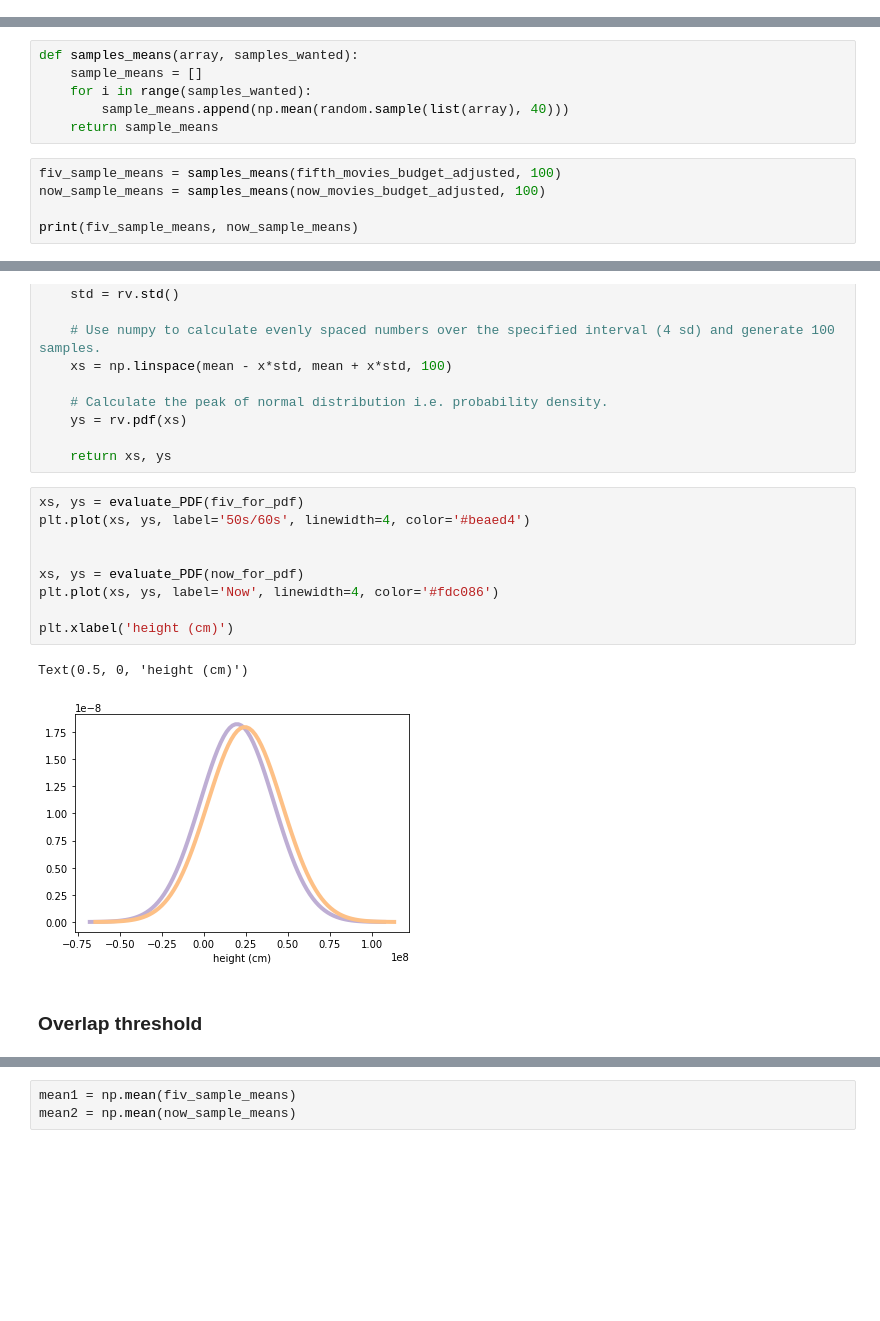
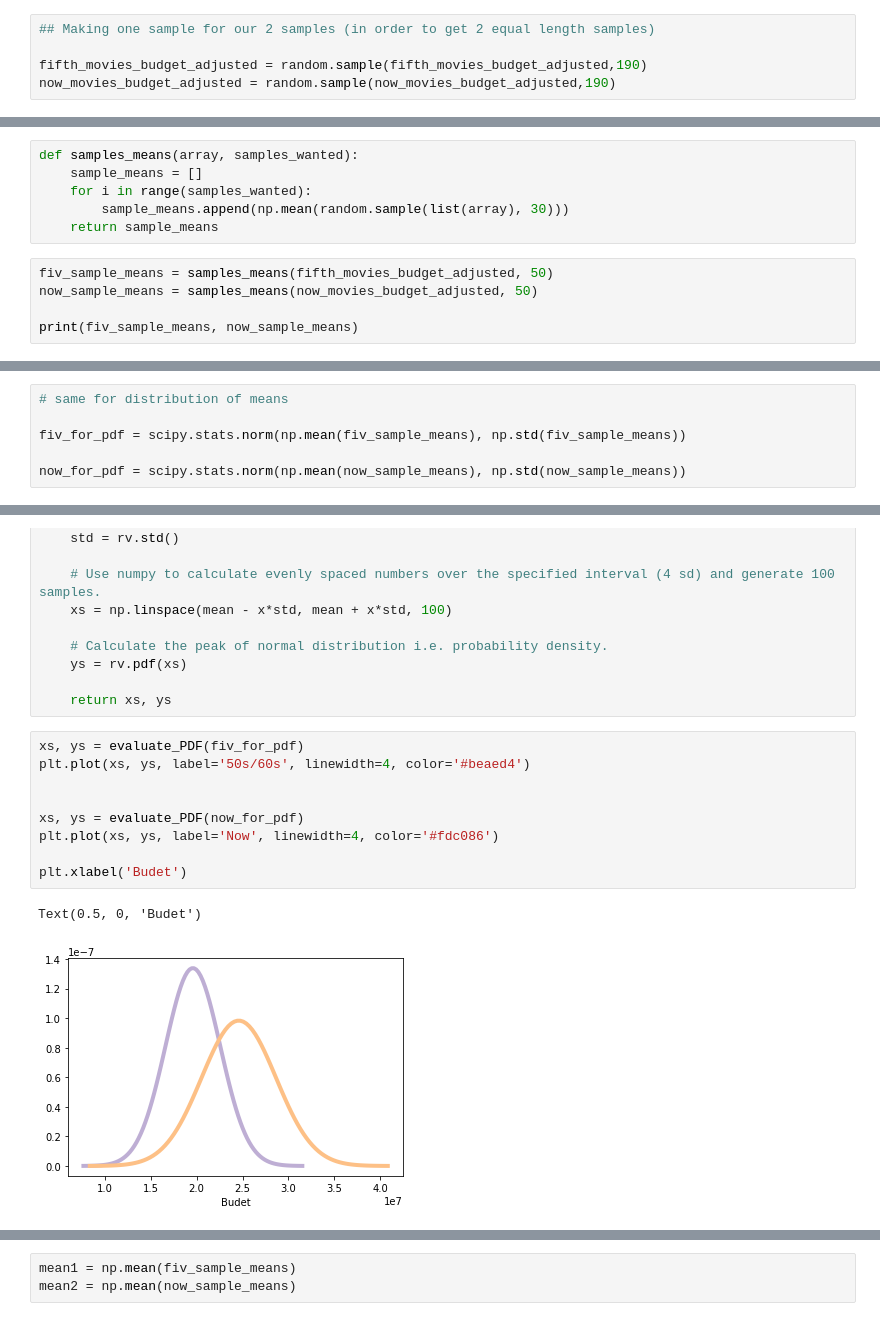
Before and after one commit to Abhiolar/IMDB, a Jupyter notebook: hypothesis-3-and-4 .ipynb, the cells around one changed output, grey strips where cells are left out. Cells and saved outputs as stored; diff of their text form; blank space fills up the shorter version.

```diff
--- a/hypothesis-3-and-4 .ipynb
+++ b/hypothesis-3-and-4 .ipynb
@@ -177,3 +187,8 @@ now_movies_budget_adjusted = list(data_for_ht[(data_for_ht['decade']== "00s")|(d
+# %%
+## Making one sample for our 2 samples (in order to get 2 equal length samples)
+
+fifth_movies_budget_adjusted = random.sample(fifth_movies_budget_adjusted,190)
+now_movies_budget_adjusted = random.sample(now_movies_budget_adjusted,190)
 # %%
 # romance_movies_profit_adjusted
 # %%
@@ -192,11 +209,11 @@ import random
 def samples_means(array, samples_wanted):
     sample_means = []
     for i in range(samples_wanted):
-        sample_means.append(np.mean(random.sample(list(array), 40)))
+        sample_means.append(np.mean(random.sample(list(array), 30)))
     return sample_means
 # %%
-fiv_sample_means = samples_means(fifth_movies_budget_adjusted, 100)
-now_sample_means = samples_means(now_movies_budget_adjusted, 100)
+fiv_sample_means = samples_means(fifth_movies_budget_adjusted, 50)
+now_sample_means = samples_means(now_movies_budget_adjusted, 50)
 
 print(fiv_sample_means, now_sample_means)
 # %% [output]
@@ -320,3 +337,9 @@ now_for_pdf = scipy.stats.norm(now_movies_budget_adjusted.mean(), now_movies_bud
+# %%
+# same for distribution of means
+
+fiv_for_pdf = scipy.stats.norm(np.mean(fiv_sample_means), np.std(fiv_sample_means))
+
+now_for_pdf = scipy.stats.norm(np.mean(now_sample_means), np.std(now_sample_means))
 # %%
 def evaluate_PDF(rv, x=4):
     '''Input: a random variable object, standard deviation
@@ -337,14 +360,12 @@ def evaluate_PDF(rv, x=4):
 # %%
 xs, ys = evaluate_PDF(fiv_for_pdf)
 plt.plot(xs, ys, label='50s/60s', linewidth=4, color='#beaed4')
 
 
 xs, ys = evaluate_PDF(now_for_pdf)
 plt.plot(xs, ys, label='Now', linewidth=4, color='#fdc086')
 
-plt.xlabel('height (cm)')
+plt.xlabel('Budet')
 # %% [output]
-Text(0.5, 0, 'height (cm)')
+Text(0.5, 0, 'Budet')
-[figure, old version]
+[figure, new version]
-# %% [markdown]
-### Overlap threshold
```
Also changed, not shown: parts of 35 cells of this notebook, 1 other file.
